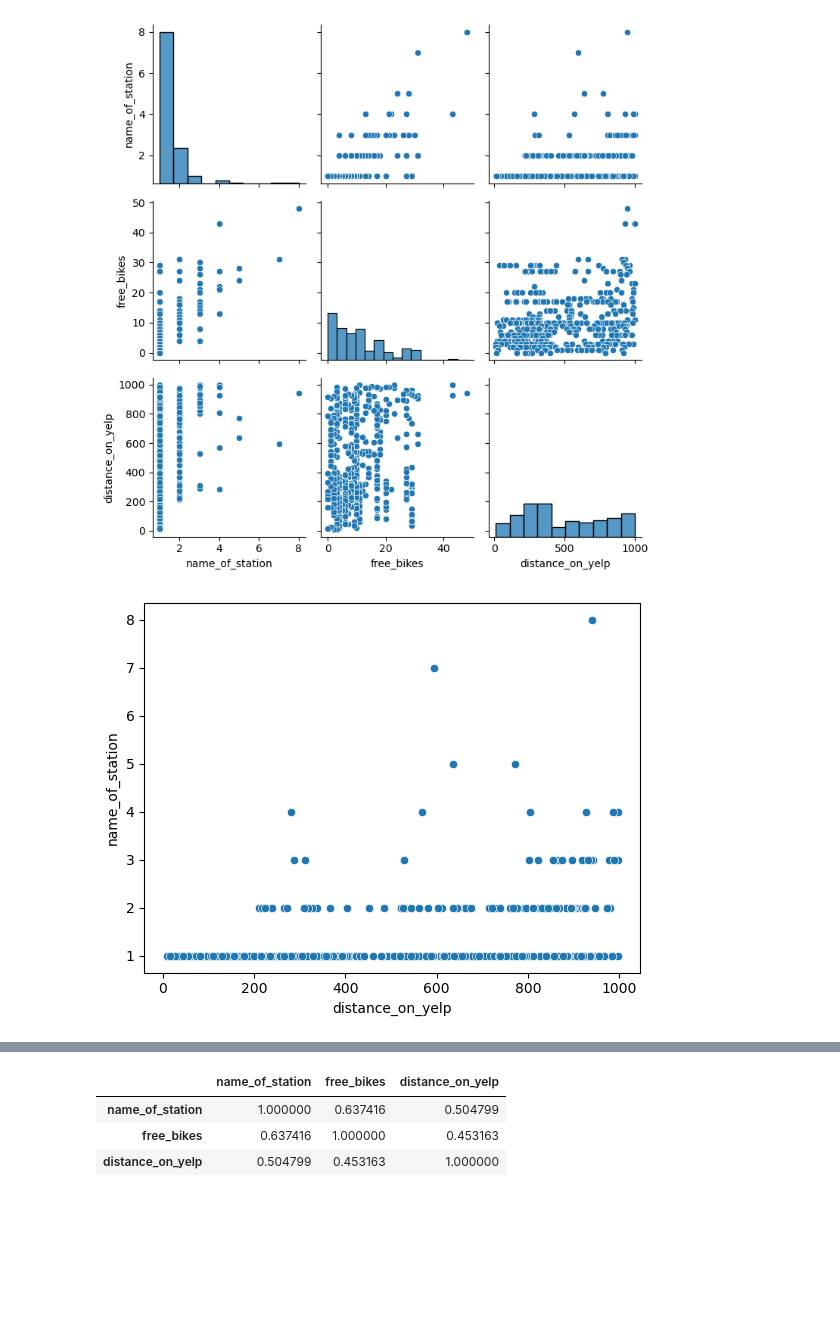
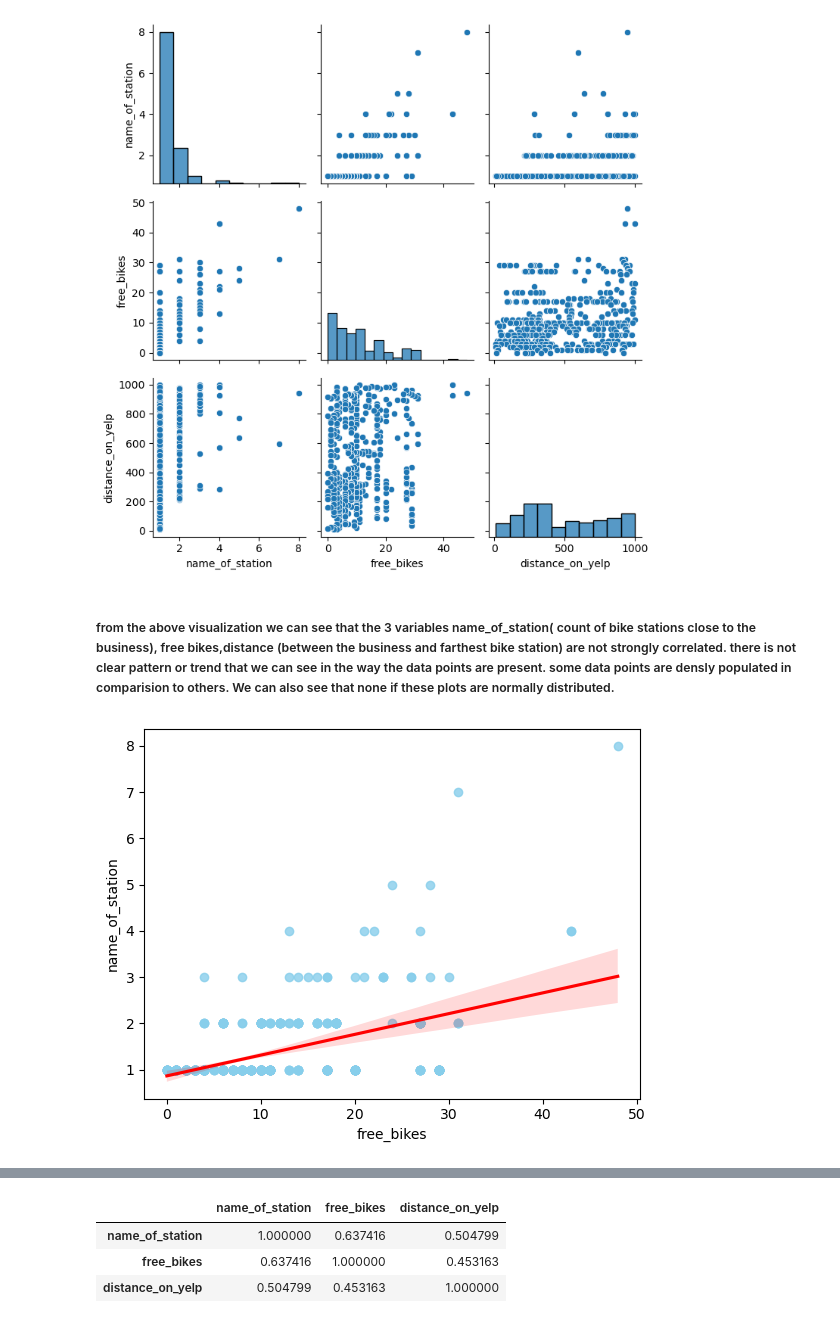
Before and after one commit to skijbile/Statistical-Modeling---Python, a Jupyter notebook: notebooks/joining_data.ipynb, the cells around one changed output, grey strips where cells are left out. Cells and saved outputs as stored; diff of their text form; code cells hidden in the pictures; blank space fills up the shorter version.

```diff
--- a/notebooks/joining_data.ipynb
+++ b/notebooks/joining_data.ipynb
@@ -189,9 +189,11 @@ plt.savefig(r"C:\Users\shrut\Documents\light house labs\PROJECTS\Project 2\ppt.p
 plt.show()
 # %% [output]
 [figure]
+# %% [markdown]
+##### from the above visualization we can see that the 3 variables name_of_station( count of bike stations close to the business), free bikes,distance (between the business and farthest bike station) are not strongly correlated. there is not clear pattern or trend that we can see in the way the data points are present. some data points are densly populated in comparision to others. We can also see that none if these plots are normally distributed.
 # %%
-sns.scatterplot(data=new_group_df, x='distance_on_yelp', y='name_of_station')
+sns.regplot(x='free_bikes', y='name_of_station', data=new_group_df, scatter_kws={'color': 'skyblue'}, line_kws={'color': 'red'})
 plt.savefig(r"C:\Users\shrut\Documents\light house labs\PROJECTS\Project 2\ppt.png")
 plt.show()
 # %% [output]
-[figure, old version]
+[figure, new version]
```
Also changed, not shown: parts of 7 cells of this notebook, 12 other files.
